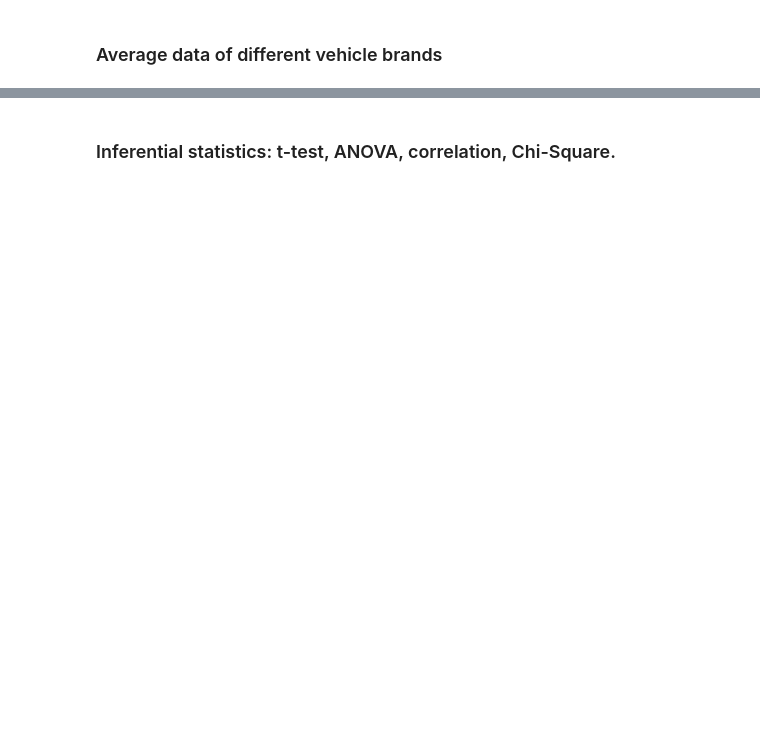
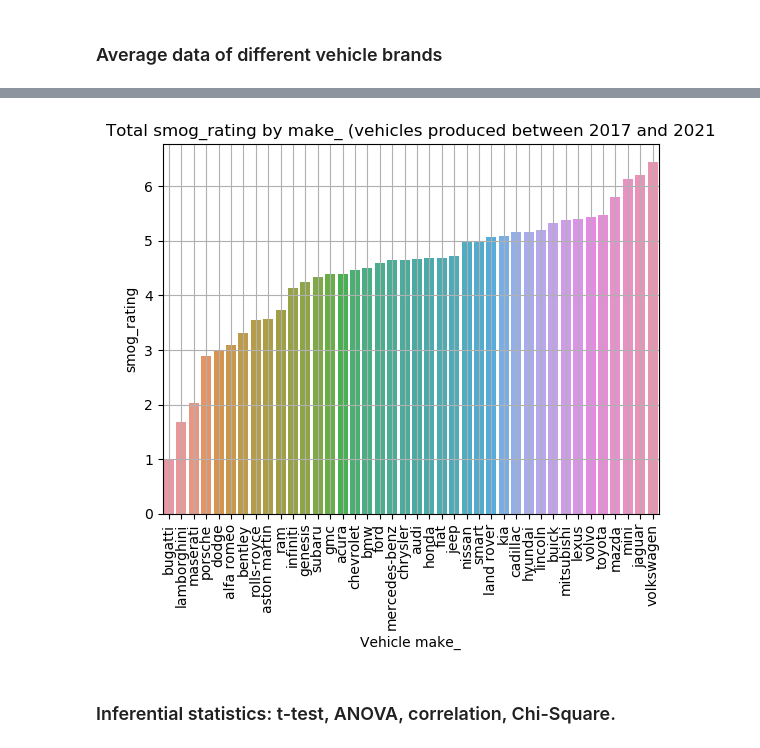
Before and after one commit to lfunderburk/machine-learning-capstone, a Jupyter notebook: notebooks/Research-paper-study.ipynb, the cells around one changed output, grey strips where cells are left out. Cells and saved outputs as stored; diff of their text form; code cells hidden in the pictures; blank space fills up the shorter version.

```diff
--- a/notebooks/Research-paper-study.ipynb
+++ b/notebooks/Research-paper-study.ipynb
@@ -141,2 +152,6 @@ plt.show()
+# %%
+generate_total_bar_chart_by_trait(subset_copy, "make_", 'smog_rating')
+# %% [output]
+[figure, added]
 # %% [markdown]
 ### Inferential statistics: t-test, ANOVA, correlation, Chi-Square.
```
Also changed, not shown: parts of 3 cells of this notebook.
